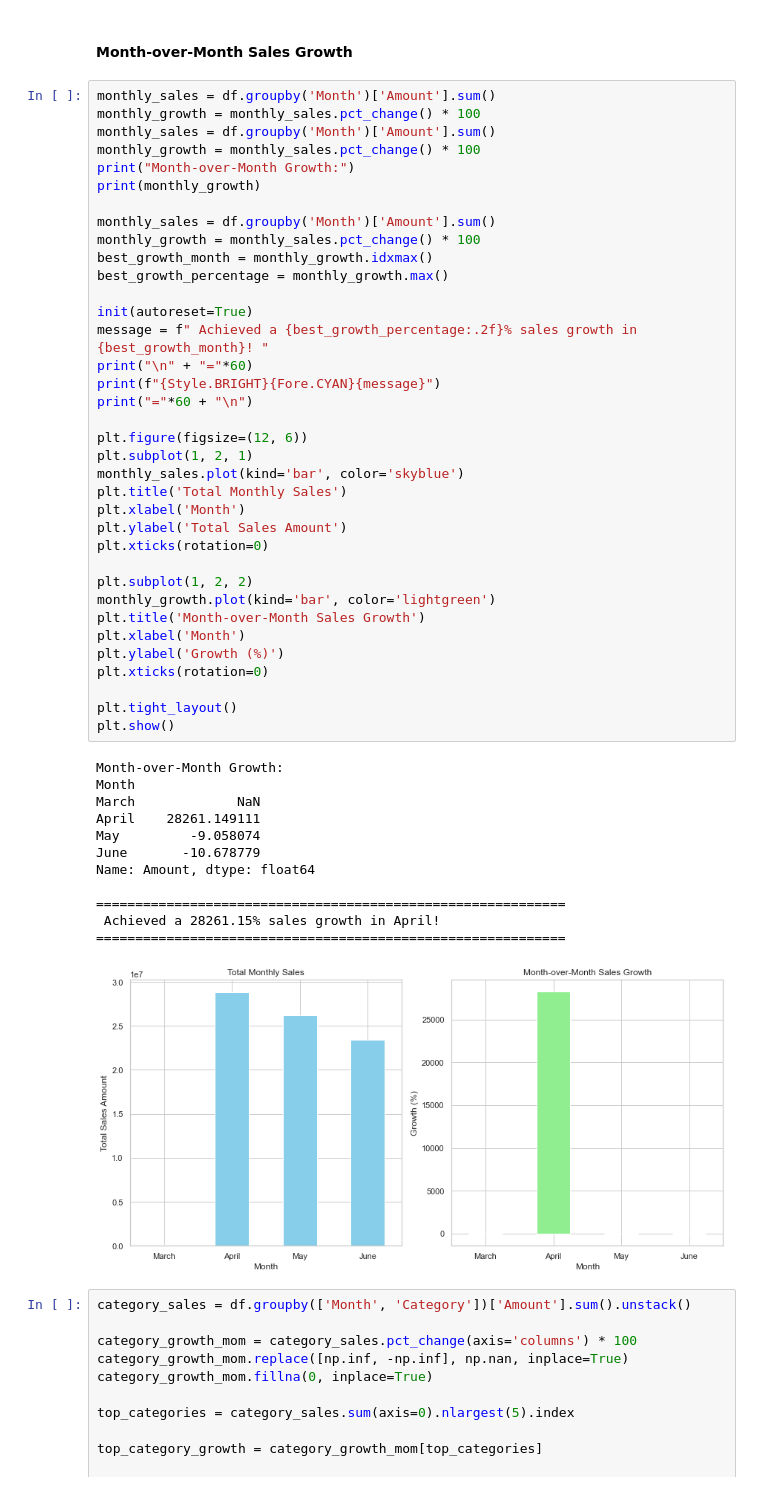
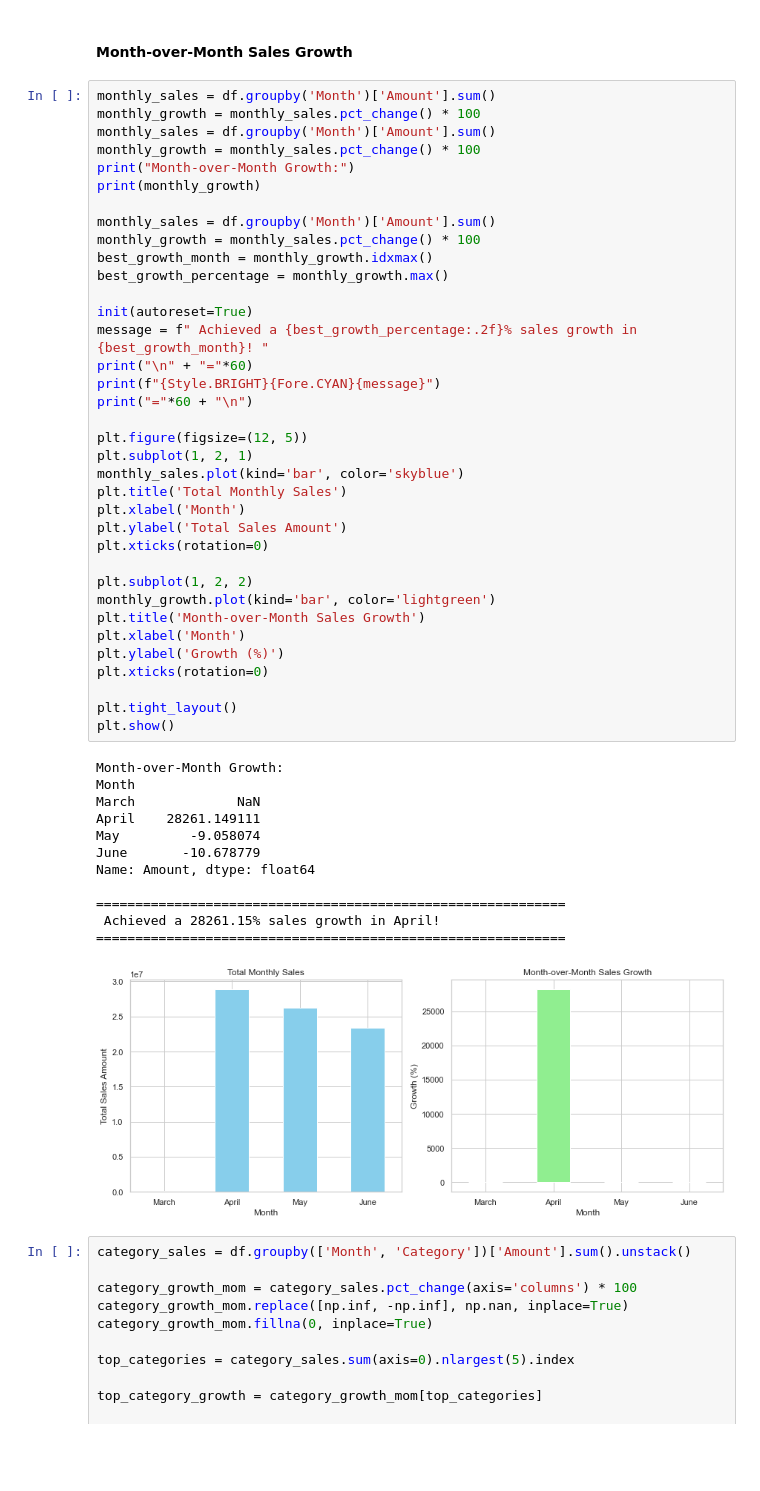
Before and after one commit to Usayed777/PortfolioProjects, a Jupyter notebook: Amazon.ipynb, the cells around one changed output. Cells and saved outputs as stored; diff of their text form; blank space fills up the shorter version.

```diff
--- a/Amazon.ipynb
+++ b/Amazon.ipynb
@@ -251,36 +199,36 @@ print("\n" + "="*60)
 print(f"{Style.BRIGHT}{Fore.CYAN}{message}")
 print("="*60 + "\n")
 
-plt.figure(figsize=(12, 6))
+plt.figure(figsize=(12, 5))
 plt.subplot(1, 2, 1)
 monthly_sales.plot(kind='bar', color='skyblue')
 plt.title('Total Monthly Sales')
 plt.xlabel('Month')
 plt.ylabel('Total Sales Amount')
 plt.xticks(rotation=0)
 
 plt.subplot(1, 2, 2)
 monthly_growth.plot(kind='bar', color='lightgreen')
 plt.title('Month-over-Month Sales Growth')
 plt.xlabel('Month')
 plt.ylabel('Growth (%)')
 plt.xticks(rotation=0)
 
 plt.tight_layout()
 plt.show()
 # %% [output]
 Month-over-Month Growth:
 Month
 March             NaN
 April    28261.149111
 May         -9.058074
 June       -10.678779
 Name: Amount, dtype: float64
 
 ============================================================
  Achieved a 28261.15% sales growth in April!
 ============================================================
-[figure, old version]
+[figure, new version]
 # %%
 category_sales = df.groupby(['Month', 'Category'])['Amount'].sum().unstack()
 
```
Also changed, not shown: parts of 11 cells of this notebook.
